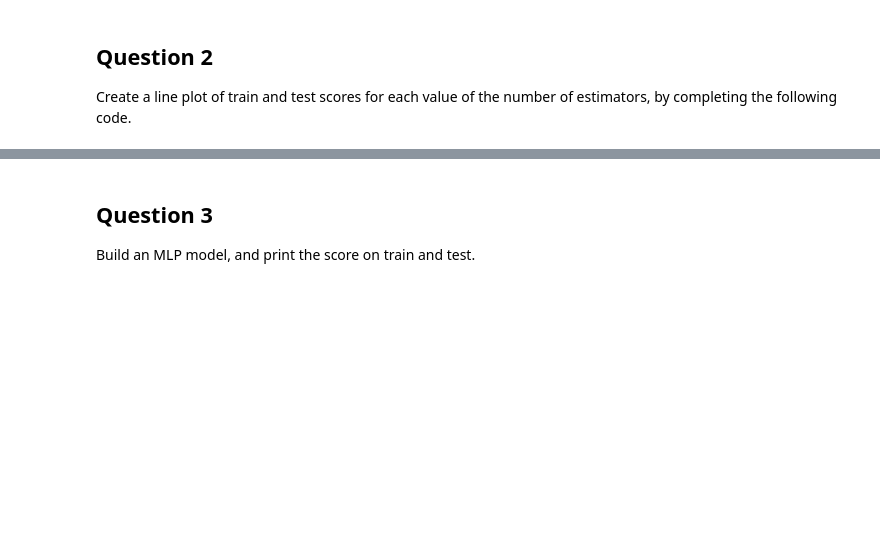
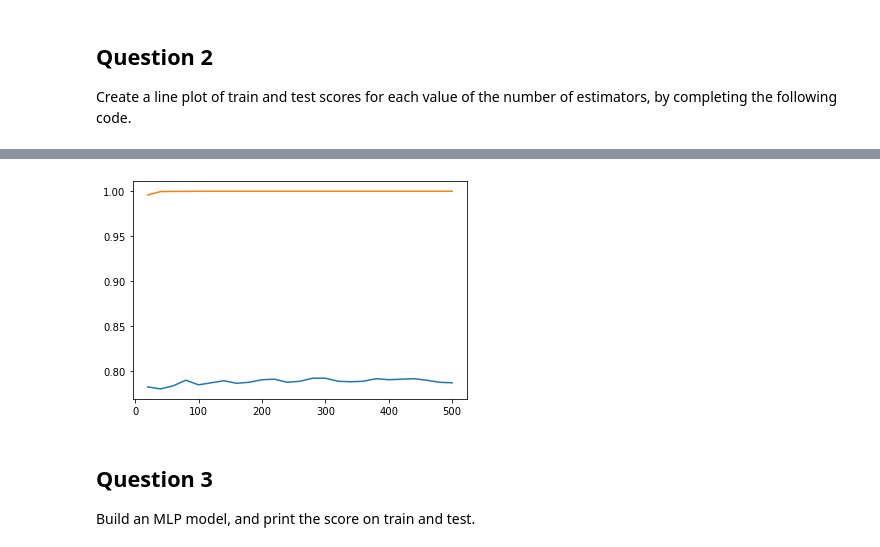
Before and after one commit to FontanaPedro/DBA_coding_exercises, a Jupyter notebook: Pedro/4. Lab4BDA2023.ipynb, the cells around one changed output, grey strips where cells are left out. Drawn from its saved outputs; the diff is of its cells as text; code cells hidden in the pictures; blank space fills up the shorter version.

```diff
--- a/Pedro/4. Lab4BDA2023.ipynb
+++ b/Pedro/4. Lab4BDA2023.ipynb
@@ -28,14 +116,16 @@ plt.show()
 # %%
 # now plot train and test scores
 # x axis - a list of the values for number of estimators
-x = ____
+x = n
 # y axis - list of train scores
 # two arguments to plot are the x axis values and the y axis values
-plt.plot(x , ____)
+plt.plot(x , test_scores)
 # do another plot, with same x axis, and on the y axis - list of test scores
-plt.plot(x,____)
+plt.plot(x,train_scores)
 # finally, to show the plots
 plt.show()
+# %% [output]
+[figure, added]
 # %% [markdown]
 <h2>Question 3</h2>
  Build an MLP model, and print the score on train and test.
```
Also changed, not shown: parts of 7 cells of this notebook.
